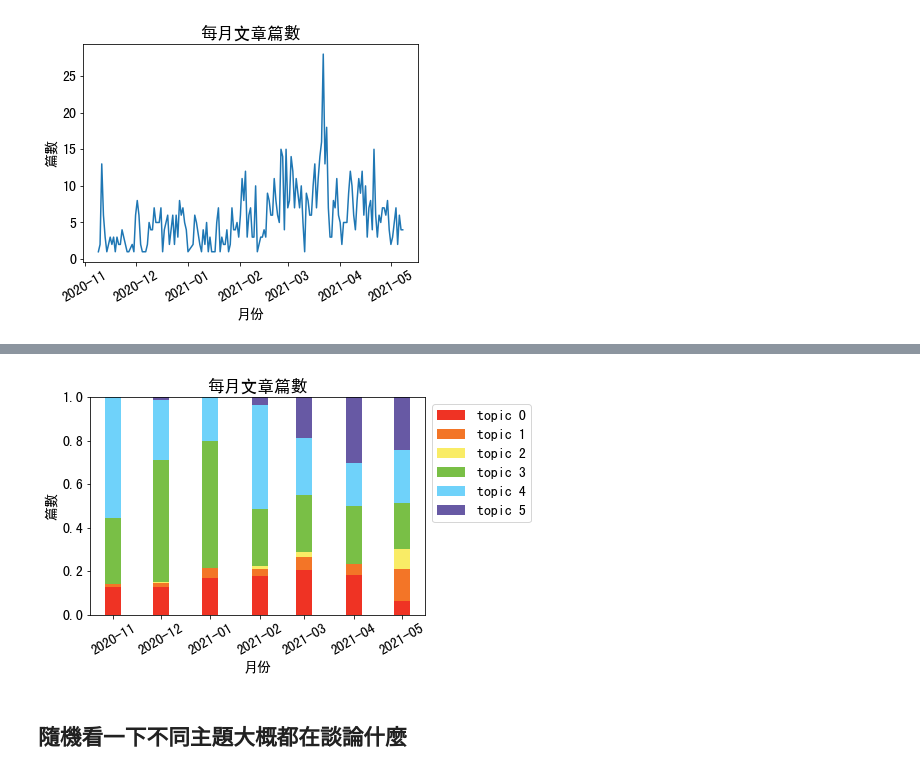
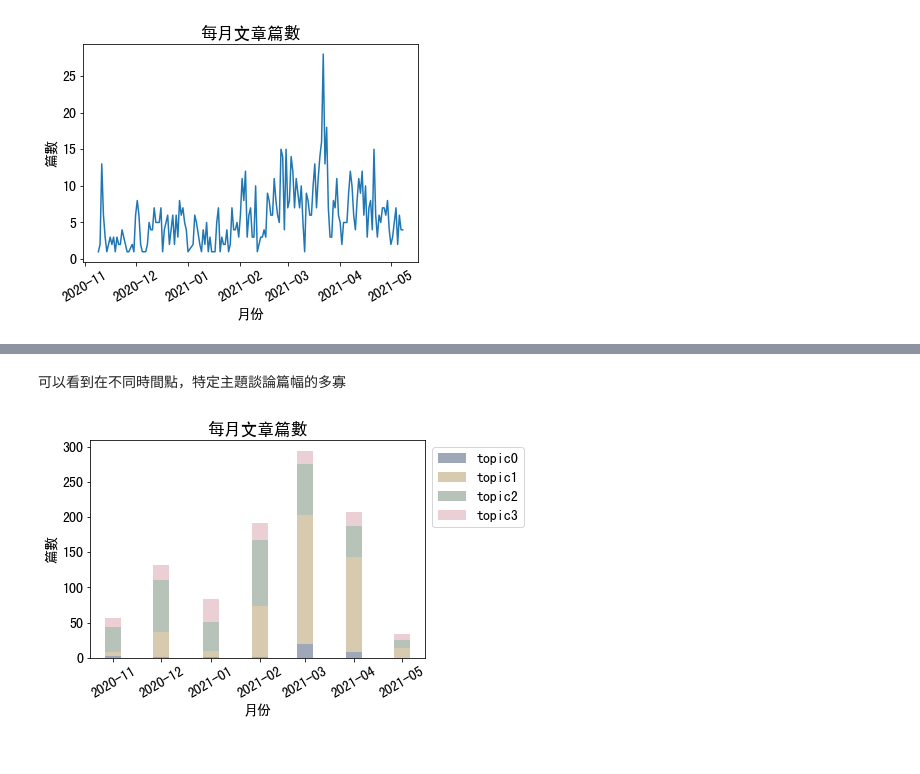
Before and after one commit to Text-Analytics-and-Retrieval/SMA_2021F, a Jupyter notebook: week12_topic_model/week12_ch.ipynb, the cells around one changed output, grey strips where cells are left out. Cells and saved outputs as stored; diff of their text form; code cells hidden in the pictures.

```diff
--- a/week12_topic_model/week12_ch.ipynb
+++ b/week12_topic_model/week12_ch.ipynb
@@ -372,18 +397,23 @@ ratio_df
-# %%
-plt.bar(ratio_df.index, ratio_df.topic0 ,color="#EF3324",label="topic 0", width=10) #主題一
-plt.bar(ratio_df.index, ratio_df.topic1,color="#F37527" ,bottom=ratio_df.topic0 ,label="topic 1" , width=10) #主題二
-plt.bar(ratio_df.index, ratio_df.topic2,color="#F9EC66", bottom=ratio_df.topic1 + ratio_df.topic0, label="topic 2", width=10) #主題三
-plt.bar(ratio_df.index, ratio_df.topic3, color="#79BF46", bottom=ratio_df.topic1 + ratio_df.topic0 + ratio_df.topic2, label="topic 3", width=10) #主題四
-plt.bar(ratio_df.index, ratio_df.topic4, color="#6FD2FA", bottom=ratio_df.topic1 + ratio_df.topic0 + ratio_df.topic2 + ratio_df.topic3, label="topic 4", width=10) #主題五
-plt.bar(ratio_df.index, ratio_df.topic5, color="#6759A4", bottom=ratio_df.topic1 + ratio_df.topic0 + ratio_df.topic2 + ratio_df.topic3 + ratio_df.topic4, label="topic 5", width=10) #主題六
-
-plt.title('每月文章篇數') # 標題
-plt.xlabel('月份') # x軸標題
-plt.ylabel('篇數') # y軸標題
-plt.xticks(rotation=30)
-plt.legend(bbox_to_anchor=(1,1), loc='upper left') #標示的位置
-plt.show()
-# %% [output]
-[figure, removed]
-# %% [markdown]
-##  隨機看一下不同主題大概都在談論什麼
+# %% [markdown]
+可以看到在不同時間點，特定主題談論篇幅的多寡
+# %%
+color = ["#9FA8B9", "#D8CAAF", "#B7C2B8", "#EAD0D5"]
+column = ['topic0', 'topic1', 'topic2', 'topic3']
+temp_bottom = 0
+
+for i in range(0,4):
+    if(i>0):
+        temp_bottom = temp_bottom + date_df[column[i-1]]
+        plt.bar(date_df.index, date_df[column[i]] ,color=color[i], bottom=temp_bottom ,label=column[i] , width=10)
+    else: # 主題一 bottom 為 0
+        plt.bar(date_df.index, date_df[column[i]] ,color=color[i], label=column[i] , width=10)
+
+
+plt.title('每月文章篇數') # 標題
+plt.xlabel('月份') # x軸標題
+plt.ylabel('篇數') # y軸標題
+plt.xticks(rotation=30)
+plt.legend(bbox_to_anchor=(1,1), loc='upper left') #標示的位置
+plt.show()
+# %% [output]
+[figure, added]
```
Also changed, not shown: parts of 88 cells of this notebook, 8 other files.
